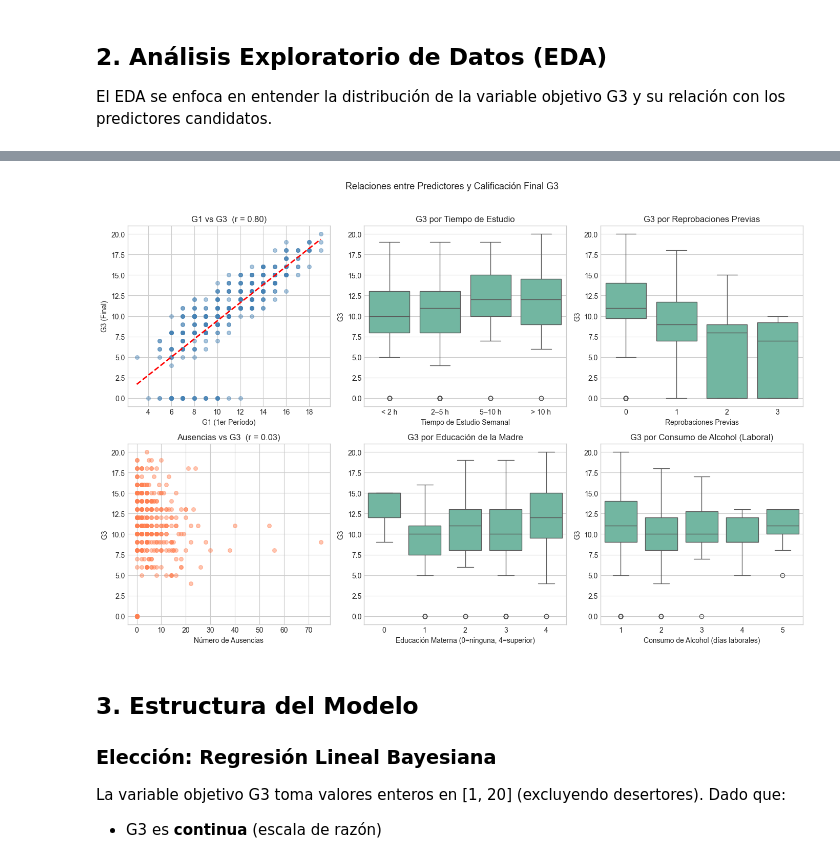
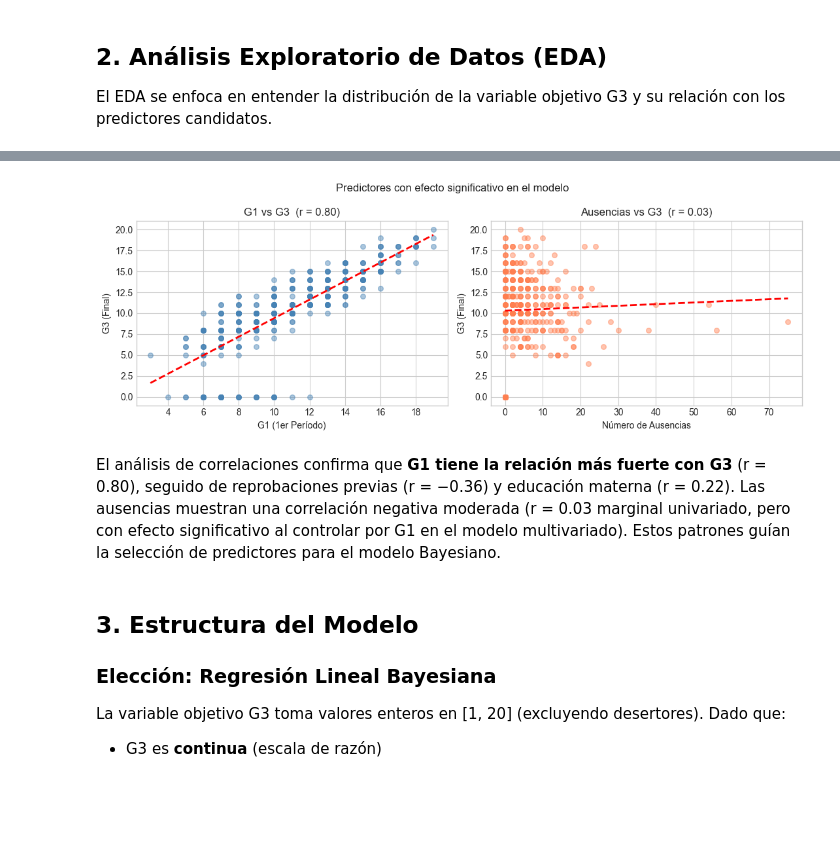
Before and after one commit to maxaguayo01/proyecto_bayes, a Jupyter notebook: proyecto.ipynb, the cells around one changed output, grey strips where cells are left out. Saved outputs shown, nothing was run; the diff lists cells and outputs as text; code cells hidden in the pictures; blank space fills up the shorter version.

```diff
--- a/proyecto.ipynb
+++ b/proyecto.ipynb
@@ -196,51 +160,31 @@ failures     -0.360415
 # %%
-fig, axes = plt.subplots(2, 3, figsize=(14, 9))
+fig, axes = plt.subplots(1, 2, figsize=(11, 4))
 
-# G1 vs G3
-axes[0,0].scatter(mat['G1'], mat['G3'], alpha=0.45, color='steelblue', s=30)
+# G1 vs G3 — predictor más fuerte
+axes[0].scatter(mat['G1'], mat['G3'], alpha=0.45, color='steelblue', s=30)
 m_coef = np.polyfit(mat['G1'], mat['G3'], 1)
 xline = np.linspace(mat['G1'].min(), mat['G1'].max(), 100)
-axes[0,0].plot(xline, np.poly1d(m_coef)(xline), 'r--', lw=2)
-axes[0,0].set_xlabel('G1 (1er Período)')
-axes[0,0].set_ylabel('G3 (Final)')
-axes[0,0].set_title(f'G1 vs G3  (r = {mat["G1"].corr(mat["G3"]):.2f})')
+axes[0].plot(xline, np.poly1d(m_coef)(xline), 'r--', lw=2)
+axes[0].set_xlabel('G1 (1er Período)')
+axes[0].set_ylabel('G3 (Final)')
+axes[0].set_title(f'G1 vs G3  (r = {mat["G1"].corr(mat["G3"]):.2f})')
 
-# Tiempo de estudio
-sns.boxplot(data=mat, x='studytime', y='G3', ax=axes[0,1])
-axes[0,1].set_xticklabels(['< 2 h', '2–5 h', '5–10 h', '> 10 h'])
-axes[0,1].set_xlabel('Tiempo de Estudio Semanal')
-axes[0,1].set_ylabel('G3')
-axes[0,1].set_title('G3 por Tiempo de Estudio')
+# Ausencias vs G3
+axes[1].scatter(mat['absences'], mat['G3'], alpha=0.45, color='coral', s=30)
+m2 = np.polyfit(mat['absences'], mat['G3'], 1)
+xline2 = np.linspace(mat['absences'].min(), mat['absences'].max(), 100)
+axes[1].plot(xline2, np.poly1d(m2)(xline2), 'r--', lw=2)
+axes[1].set_xlabel('Número de Ausencias')
+axes[1].set_ylabel('G3 (Final)')
+axes[1].set_title(f'Ausencias vs G3  (r = {mat["absences"].corr(mat["G3"]):.2f})')
 
-# Reprobaciones previas
-sns.boxplot(data=mat, x='failures', y='G3', ax=axes[0,2])
-axes[0,2].set_xlabel('Reprobaciones Previas')
-axes[0,2].set_ylabel('G3')
-axes[0,2].set_title('G3 por Reprobaciones Previas')
-
-# Ausencias
-axes[1,0].scatter(mat['absences'], mat['G3'], alpha=0.45, color='coral', s=30)
-axes[1,0].set_xlabel('Número de Ausencias')
-axes[1,0].set_ylabel('G3')
-axes[1,0].set_title(f'Ausencias vs G3  (r = {mat["absences"].corr(mat["G3"]):.2f})')
-
-# Educación madre
-sns.boxplot(data=mat, x='Medu', y='G3', ax=axes[1,1])
-axes[1,1].set_xlabel('Educación Materna (0=ninguna, 4=superior)')
-axes[1,1].set_ylabel('G3')
-axes[1,1].set_title('G3 por Educación de la Madre')
-
-# Alcohol laboral
-sns.boxplot(data=mat, x='Dalc', y='G3', ax=axes[1,2])
-axes[1,2].set_xlabel('Consumo de Alcohol (días laborales)')
-axes[1,2].set_ylabel('G3')
-axes[1,2].set_title('G3 por Consumo de Alcohol (Laboral)')
-
-plt.suptitle('Relaciones entre Predictores y Calificación Final G3', fontsize=13, y=1.02)
+plt.suptitle('Predictores con efecto significativo en el modelo', fontsize=12)
 plt.tight_layout()
 plt.show()
 # %% [output]
-[figure, old version]
+[figure, new version]
+# %% [markdown]
+El análisis de correlaciones confirma que **G1 tiene la relación más fuerte con G3** (r = 0.80), seguido de reprobaciones previas (r = −0.36) y educación materna (r = 0.22). Las ausencias muestran una correlación negativa moderada (r = 0.03 marginal univariado, pero con efecto significativo al controlar por G1 en el modelo multivariado). Estos patrones guían la selección de predictores para el modelo Bayesiano.
 # %% [markdown]
 ## 3. Estructura del Modelo
 
```
Also changed, not shown: parts of 7 cells of this notebook.
